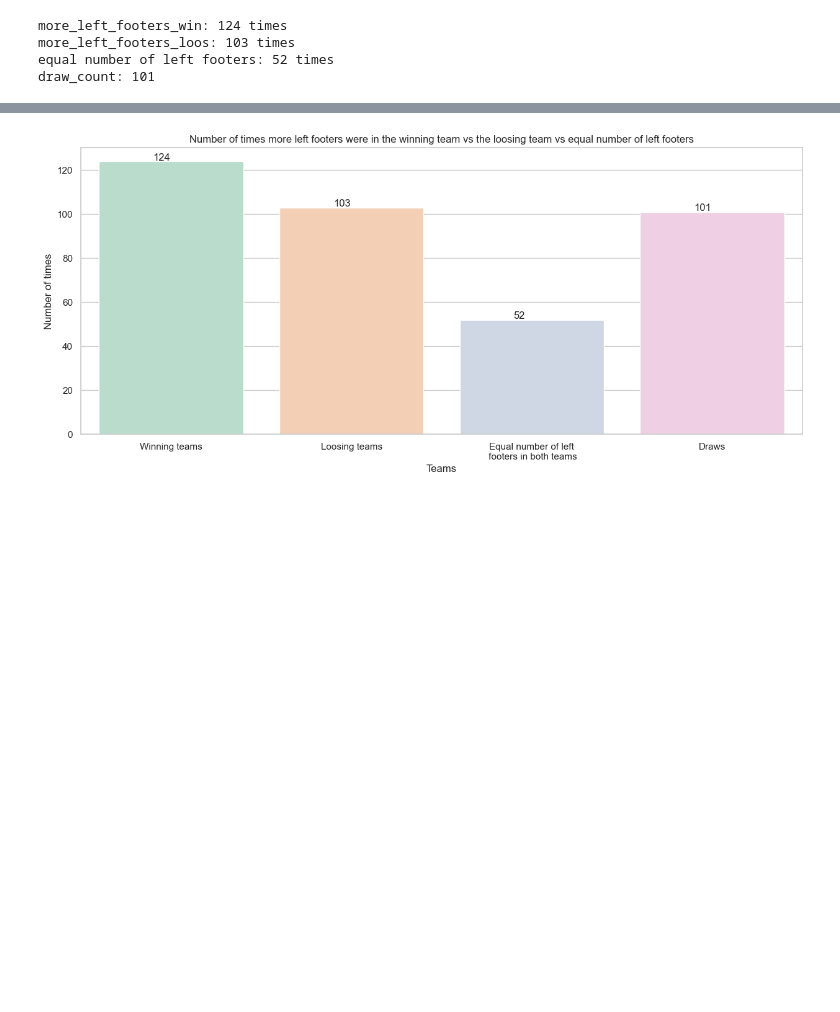
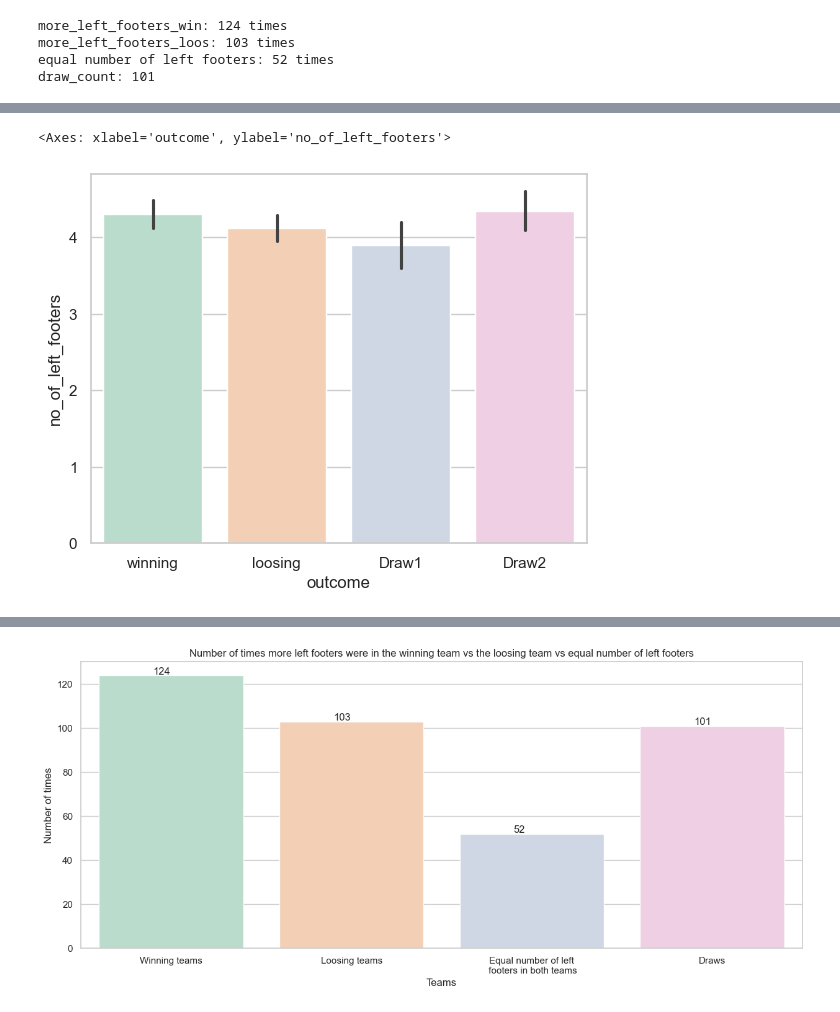
Before and after one commit to dilancroos/data_science_project, a Jupyter notebook: main.ipynb, the cells around one changed output, grey strips where cells are left out. Saved outputs shown, nothing was run; the diff lists cells and outputs as text; code cells hidden in the pictures; blank space fills up the shorter version.

```diff
--- a/main.ipynb
+++ b/main.ipynb
@@ -639,18 +639,37 @@ all = {
     'loosers_left_more': []
     }
 
+# create a empty dataframe with the columns winners and loosers
+left_footers_no_df = pd.DataFrame(columns=['match','team','outcome', 'no_of_left_footers'])
+only_wl_lf_no_df = pd.DataFrame(columns=['match','team','outcome', 'no_of_left_footers'])
 
 for match in uniq_matches:
     left_footers_in_winning = 0
     left_footers_in_loosing = 0
+    left_footers_in_draw_1 = 0
+    left_footers_in_draw_2 = 0
+    draw_teamId1 = []
+    draw_teamId2 = []
     height_of_winning = []
     height_of_loosing = []
     weight_of_winning = []
     weight_of_loosing = []
+
     for row in match_team_ply_dply_df.index:
         if match_team_ply_dply_df['matchId'][row] == match:
             if int(match_team_ply_dply_df['winner'][row]) == 0:
-                continue
+                if draw_teamId1 == [] and draw_teamId2 == []:
+                    draw_teamId1.append(int(match_team_ply_dply_df['teamId'][row]))
+                elif draw_teamId1[0] != match_team_ply_dply_df['teamId'][row] and draw_teamId2 == []:
+                    draw_teamId2.append(int(match_team_ply_dply_df['teamId'][row]))
+
+                if draw_teamId1[0] == match_team_ply_dply_df['teamId'][row]:
+                    if match_team_ply_dply_df['foot'][row] == 'left':
+                        left_footers_in_draw_1 += 1
+                elif draw_teamId2[0] == match_team_ply_dply_df['teamId'][row]:
+                    if match_team_ply_dply_df['foot'][row] == 'left':
+                        left_footers_in_draw_2 += 1
+
             elif match_team_ply_dply_df['winner_bool'][row] == 1:
                 # Left footers in winning team
                 if match_team_ply_dply_df['foot'][row] == 'left':
@@ -671,6 +690,7 @@ for match in uniq_matches:
                 all.get('winners_max_weight').append(match_team_ply_dply_df['weight'][row])
                 all.get('winners_min_weight').append(match_team_ply_dply_df['weight'][row])
                 all.get('winners_ave_weight').append(match_team_ply_dply_df['weight'][row])
+                winning_teamId = match_team_ply_dply_df['teamId'][row]
 
             else:
                 # Left footers in loosing team
@@ -692,9 +712,21 @@ for match in uniq_matches:
                 all.get('loosers_max_weight').append(match_team_ply_dply_df['weight'][row])
                 all.get('loosers_min_weight').append(match_team_ply_dply_df['weight'][row])
                 all.get('loosers_ave_weight').append(match_team_ply_dply_df['weight'][row])
+                loosing_teamId = match_team_ply_dply_df['teamId'][row]
         else:
             continue
     # print(f'left_footers_in_winning: {left_footers_in_winning}, left_footers_in_loosing: {left_footers_in_loosing}')
+
+    # insert the number of left footers in the winning and loosing team in the felt_footers_no_df dataframe
+    if draw_teamId1 != [] and draw_teamId2 != []:
+        left_footers_no_df.loc[len(left_footers_no_df), ['match','team','outcome','no_of_left_footers']] = [match,draw_teamId1[len(draw_teamId1)-1],'Draw1', left_footers_in_draw_1]
+        left_footers_no_df.loc[len(left_footers_no_df), ['match','team','outcome','no_of_left_footers']] = [match,draw_teamId2[len(draw_teamId2)-1],'Draw2', left_footers_in_draw_2]
+    elif draw_teamId1 == [] and draw_teamId2 == []:
+        left_footers_no_df.loc[len(left_footers_no_df), ['match','team','outcome','no_of_left_footers']] = [match,winning_teamId,'winning', left_footers_in_winning]
+        left_footers_no_df.loc[len(left_footers_no_df), ['match','team','outcome','no_of_left_footers']] = [match,loosing_teamId,'loosing' , left_footers_in_loosing]
+
+        only_wl_lf_no_df.loc[len(only_wl_lf_no_df), ['match','team','outcome','no_of_left_footers']] = [match,winning_teamId,'winning', left_footers_in_winning]
+        only_wl_lf_no_df.loc[len(only_wl_lf_no_df), ['match','team','outcome','no_of_left_footers']] = [match,loosing_teamId,'loosing' , left_footers_in_loosing]
 
     if left_footers_in_winning > left_footers_in_loosing:
         more_left_footers_win += 1
@@ -744,0 +793,5 @@ draw_count: 101
+# %%
+sns.barplot(x='outcome', y='no_of_left_footers', data=left_footers_no_df, palette='Pastel2', hue='outcome', legend=False, errorbar=("ci",95))
+# %% [output]
+<Axes: xlabel='outcome', ylabel='no_of_left_footers'>
+[figure, added]
```
Also changed, not shown: parts of 2 cells of this notebook, 25 other files.
